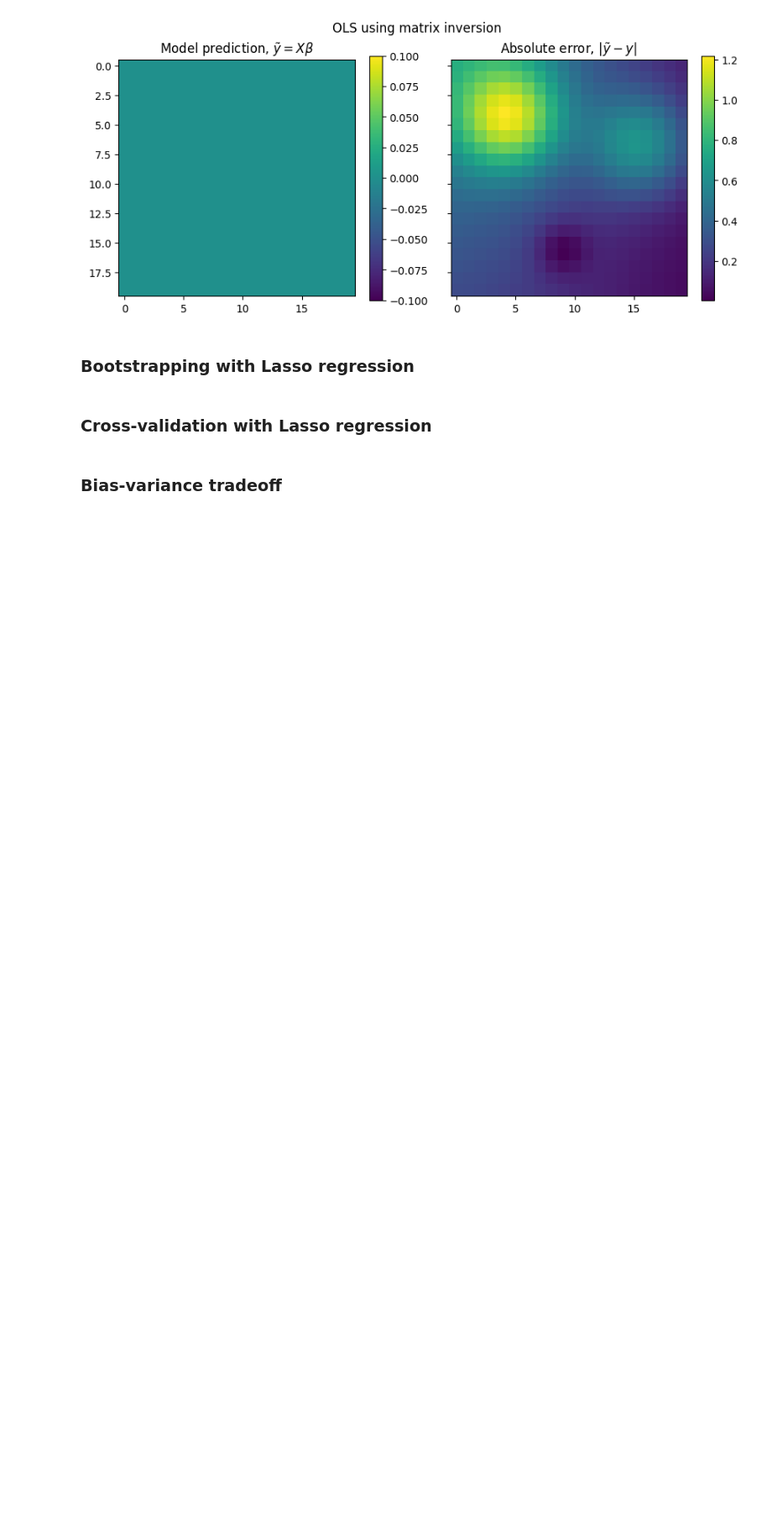
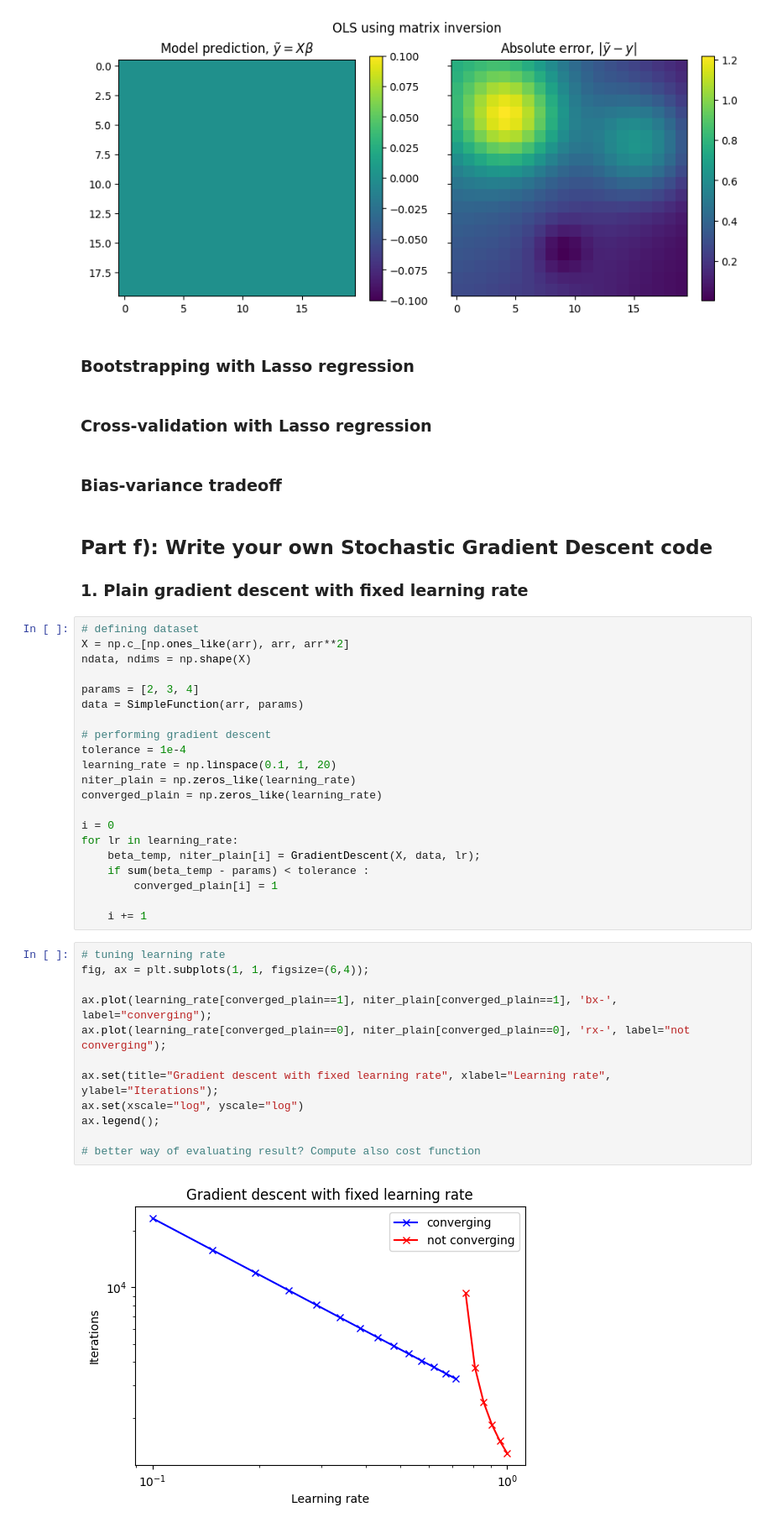
Before and after one commit to siljabl/CompSci-Projects, a Jupyter notebook: Project1/project1.ipynb, the cells around one changed output. Shown: that part at 84% size. Saved outputs shown, nothing was run; the diff lists cells and outputs as text; blank space fills up the shorter version.

Commit message:
Adding work on gradient descent

```diff
--- a/Project1/project1.ipynb
+++ b/Project1/project1.ipynb
@@ -249,3 +250,41 @@ fig.tight_layout()
 ### Cross-validation with Lasso regression
 # %% [markdown]
 ### Bias-variance tradeoff
+# %% [markdown]
+## Part f): Write your own Stochastic Gradient Descent code
+### 1. Plain gradient descent with fixed learning rate
+# %%
+# defining dataset
+X = np.c_[np.ones_like(arr), arr, arr**2]
+ndata, ndims = np.shape(X)
+
+params = [2, 3, 4]
+data = SimpleFunction(arr, params)
+
+# performing gradient descent
+tolerance = 1e-4
+learning_rate = np.linspace(0.1, 1, 20)
+niter_plain = np.zeros_like(learning_rate)
+converged_plain = np.zeros_like(learning_rate)
+
+i = 0
+for lr in learning_rate:
+    beta_temp, niter_plain[i] = GradientDescent(X, data, lr);
+    if sum(beta_temp - params) < tolerance :
+        converged_plain[i] = 1
+
+    i += 1
+# %%
+# tuning learning rate
+fig, ax = plt.subplots(1, 1, figsize=(6,4));
+
+ax.plot(learning_rate[converged_plain==1], niter_plain[converged_plain==1], 'bx-', label="converging");
+ax.plot(learning_rate[converged_plain==0], niter_plain[converged_plain==0], 'rx-', label="not converging");
+
+ax.set(title="Gradient descent with fixed learning rate", xlabel="Learning rate", ylabel="Iterations");
+ax.set(xscale="log", yscale="log")
+ax.legend();
+
+# better way of evaluating result? Compute also cost function
+# %% [output]
+[figure, added]
```
Also changed, not shown: parts of 16 cells of this notebook, 3 other files.
